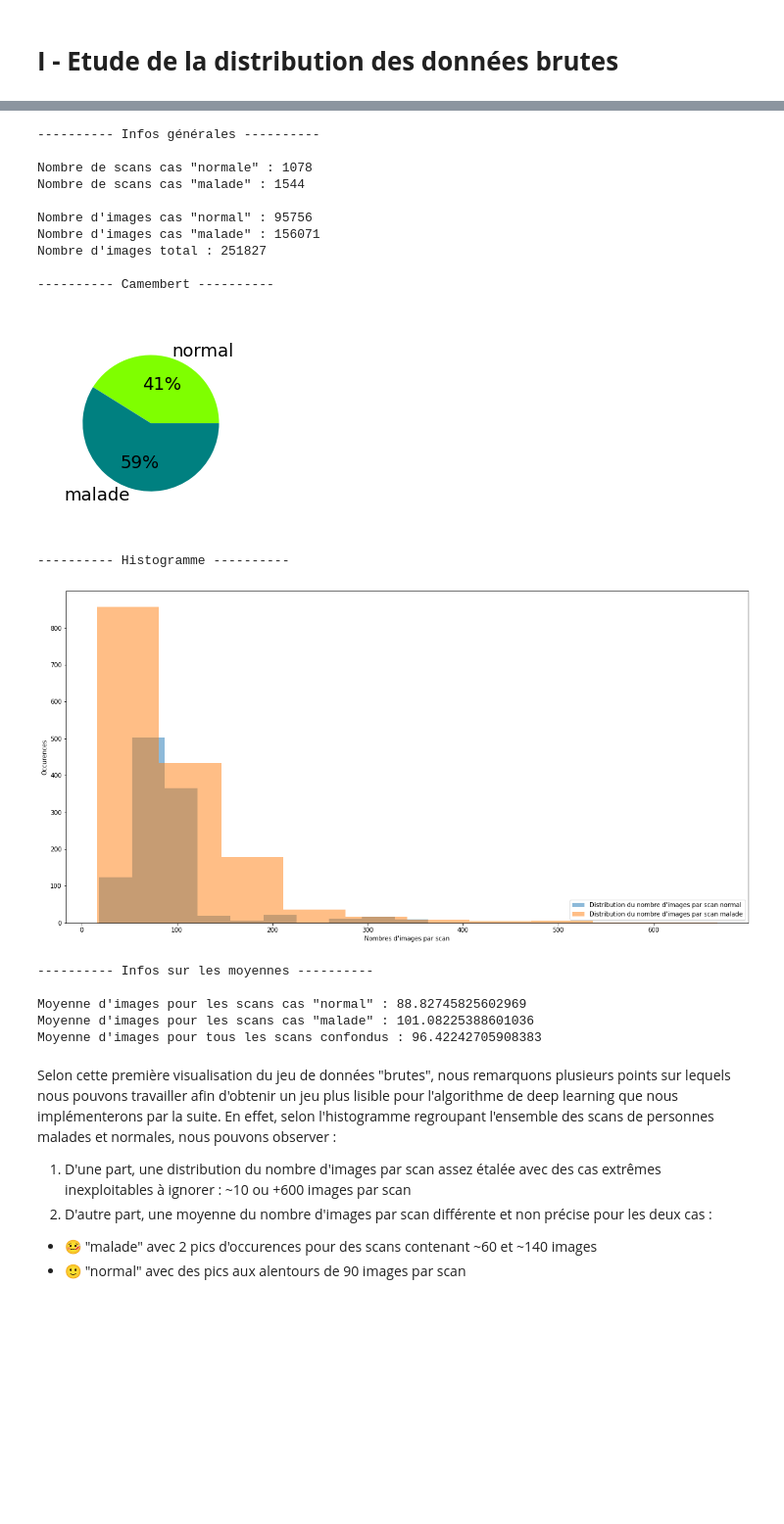
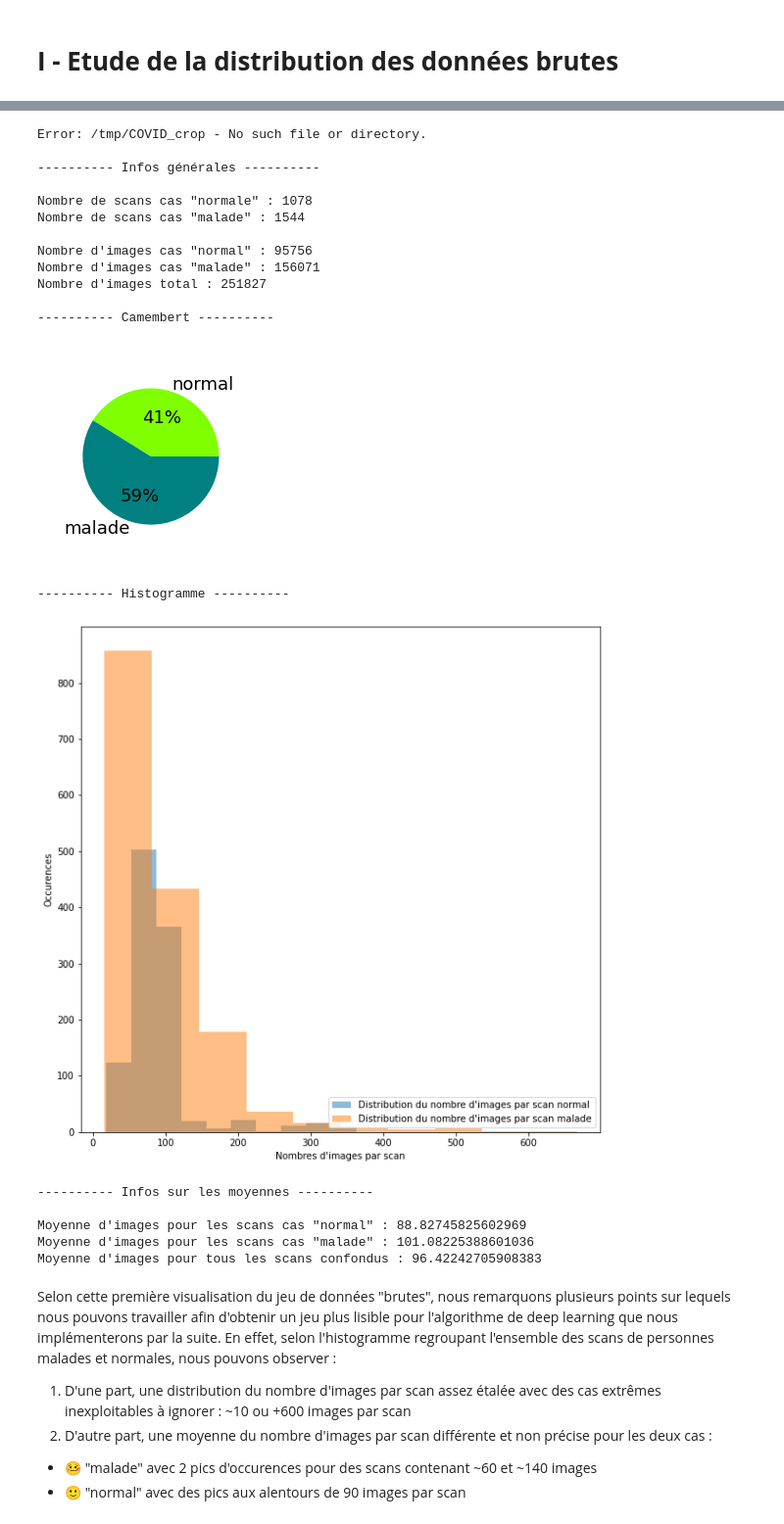
Before and after one commit to quent1fvr/Infection_pulmonaire, a Jupyter notebook: pre_processing.ipynb, the cells around one changed output, grey strips where cells are left out. Shown at 98% size. Drawn from its saved outputs; the diff is of its cells as text; code cells hidden in the pictures; blank space fills up the shorter version.

```diff
--- a/pre_processing.ipynb
+++ b/pre_processing.ipynb
@@ -24,9 +24,17 @@ import matplotlib.pyplot as plt
 from skimage.metrics import structural_similarity as compare_ssim
 from keras.preprocessing.image import load_img, img_to_array, array_to_img
 
-zip_ref = zipfile.ZipFile('/content/drive/MyDrive/UV PROJET P6/COVID_dataset.zip', 'r') # Opens the zip file in read mode
-zip_ref.extractall('/tmp') # Extracts the files into the /tmp folder
-A = zip_ref.close()
+def importation():
+  # Suppression du dossier '/tmp/COVID_crop' créé par les anciens pre-processing exécutés
+  try:
+      shutil.rmtree('/tmp/COVID_crop')
+  except OSError as e:
+      print("Error: %s - %s." % (e.filename, e.strerror))
+
+  # Extraction de l'archive dans le dossier temporaire du serveur ("/tmp/COVID_crop")
+  zip_ref = zipfile.ZipFile('/content/drive/MyDrive/UV PROJET P6/COVID_dataset.zip', 'r') # Opens the zip file in read mode
+  zip_ref.extractall('/tmp') # Extracts the files into the /tmp folder
+  A = zip_ref.close()
 # %% [markdown]
 # **I - Etude de la distribution des données brutes**
 # %% [markdown]
@@ -76,7 +84,7 @@ def visualisation(infoGen, camembert, histogr, infoMoy):
 
   if histogr == True:
     print("\n---------- Histogramme ----------\n")
-    plt.figure(figsize=(20, 10))
+    plt.figure(figsize=(10, 10))
     x0 = tab_normal
     x1 = tab_malade
     plt.hist(x0, alpha=0.5, label="Distribution du nombre d'images par scan normal")
@@ -99,19 +107,22 @@ def visualisation(infoGen, camembert, histogr, infoMoy):
 # %%
+importation()
 visualisation(True, True, True, True)
 # %% [output]
+Error: /tmp/COVID_crop - No such file or directory.
+
 ---------- Infos générales ----------
 
 Nombre de scans cas "normale" : 1078
 Nombre de scans cas "malade" : 1544
 
 Nombre d'images cas "normal" : 95756
 Nombre d'images cas "malade" : 156071
 Nombre d'images total : 251827
 
 ---------- Camembert ----------
 [figure]
 ---------- Histogramme ----------
-[figure, old version]
+[figure, new version]
 ---------- Infos sur les moyennes ----------
 
 Moyenne d'images pour les scans cas "normal" : 88.82745825602969
```
Also changed, not shown: parts of 75 cells of this notebook.
